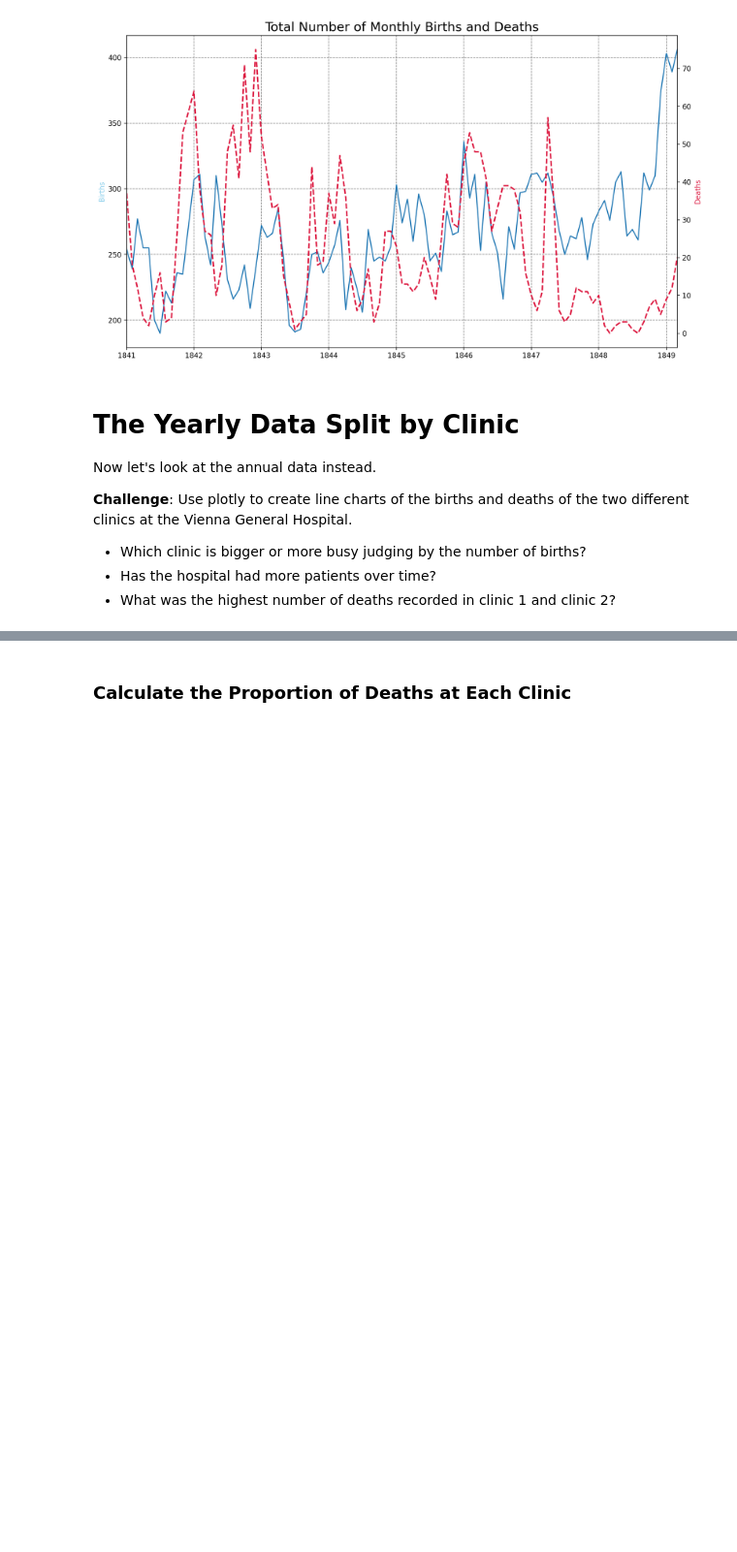
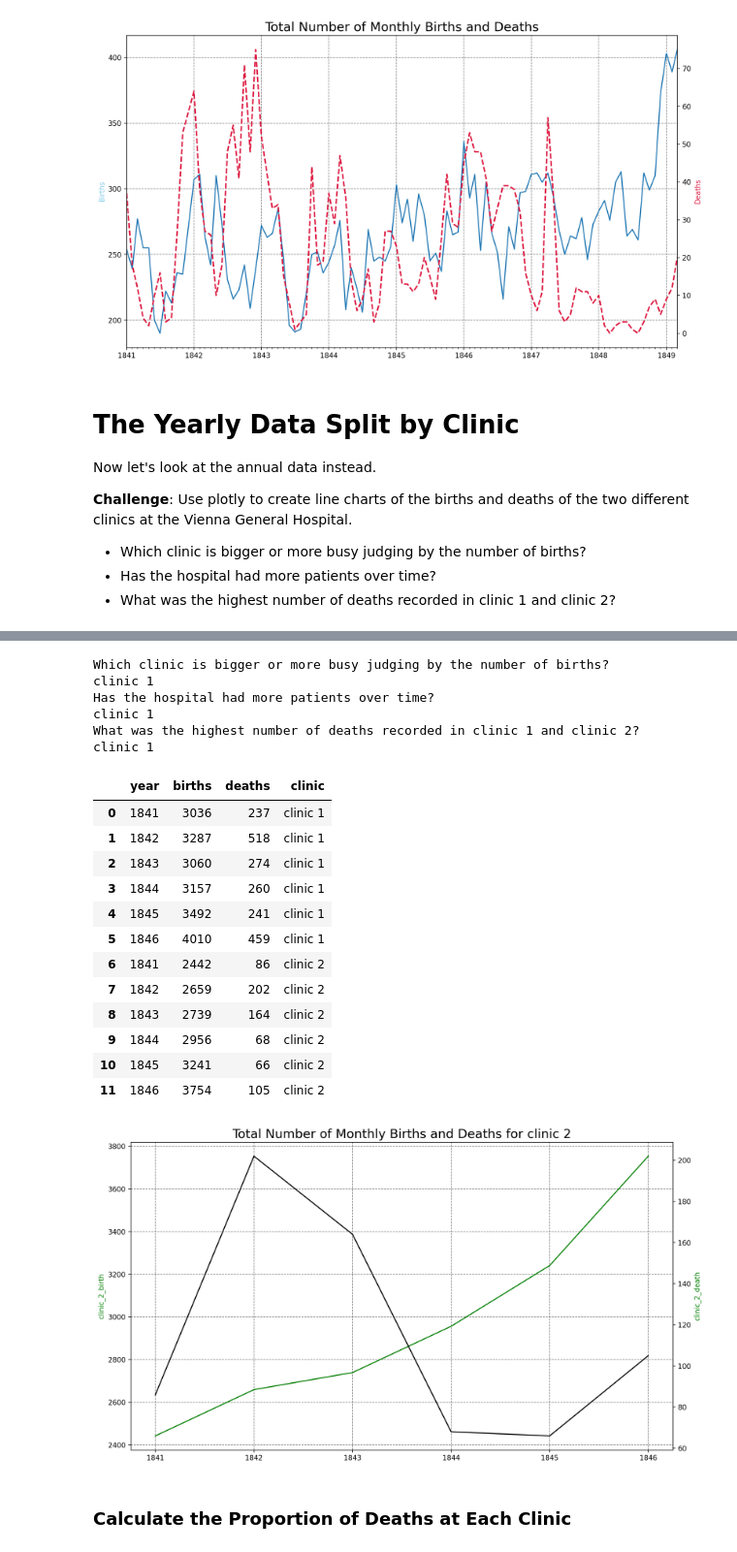
Before and after one commit to J-Bills/day_80, a Jupyter notebook: Dr+Semmelweis+Analysis+%28start%29/Dr_Semmelweis_Handwashing_Discovery_(start).ipynb, the cells around one changed output, grey strips where cells are left out. Shown at 97% size. Saved outputs shown, nothing was run; the diff lists cells and outputs as text; code cells hidden in the pictures; blank space fills up the shorter version.

```diff
--- a/Dr+Semmelweis+Analysis+%28start%29/Dr_Semmelweis_Handwashing_Discovery_(start).ipynb
+++ b/Dr+Semmelweis+Analysis+%28start%29/Dr_Semmelweis_Handwashing_Discovery_(start).ipynb
@@ -208,3 +223,45 @@ Now let's look at the annual data instead.
+# %%
+plt.figure(figsize=(14,8), dpi=200)
+plt.title('Total Number of Monthly Births and Deaths for clinic 2', fontsize=18)
+data =df_yearly.query("clinic == 'clinic 2'")
+ax1 = plt.gca()
+
+ax1.grid(color='grey', linestyle='--')
+ax1.set_ylabel('clinic_2_birth', color='green')
+ax1.plot(data.year, data.births, color='green')
+
+ax2 = ax1.twinx()
+ax2.set_ylabel('clinic_2_death', color='green')
+ax2.plot(data.year, data.deaths, color='black')
+
+print("Which clinic is bigger or more busy judging by the number of births?")
+print('clinic 1')
+print("Has the hospital had more patients over time?")
+print('clinic 1')
+print("What was the highest number of deaths recorded in clinic 1 and clinic 2?")
+print('clinic 1')
+df_yearly
+# %% [output]
+Which clinic is bigger or more busy judging by the number of births?
+clinic 1
+Has the hospital had more patients over time?
+clinic 1
+What was the highest number of deaths recorded in clinic 1 and clinic 2?
+clinic 1
+|  | year | births | deaths | clinic |
+| 0 | 1841 | 3036 | 237 | clinic 1 |
+| 1 | 1842 | 3287 | 518 | clinic 1 |
+| 2 | 1843 | 3060 | 274 | clinic 1 |
+| 3 | 1844 | 3157 | 260 | clinic 1 |
+| 4 | 1845 | 3492 | 241 | clinic 1 |
+| 5 | 1846 | 4010 | 459 | clinic 1 |
+| 6 | 1841 | 2442 | 86 | clinic 2 |
+| 7 | 1842 | 2659 | 202 | clinic 2 |
+| 8 | 1843 | 2739 | 164 | clinic 2 |
+| 9 | 1844 | 2956 | 68 | clinic 2 |
+| 10 | 1845 | 3241 | 66 | clinic 2 |
+| 11 | 1846 | 3754 | 105 | clinic 2 |
+[figure, added]
 # %% [markdown]
 ### Calculate the Proportion of Deaths at Each Clinic
 # %% [markdown]
```
Also changed, not shown: parts of 5 cells of this notebook.
